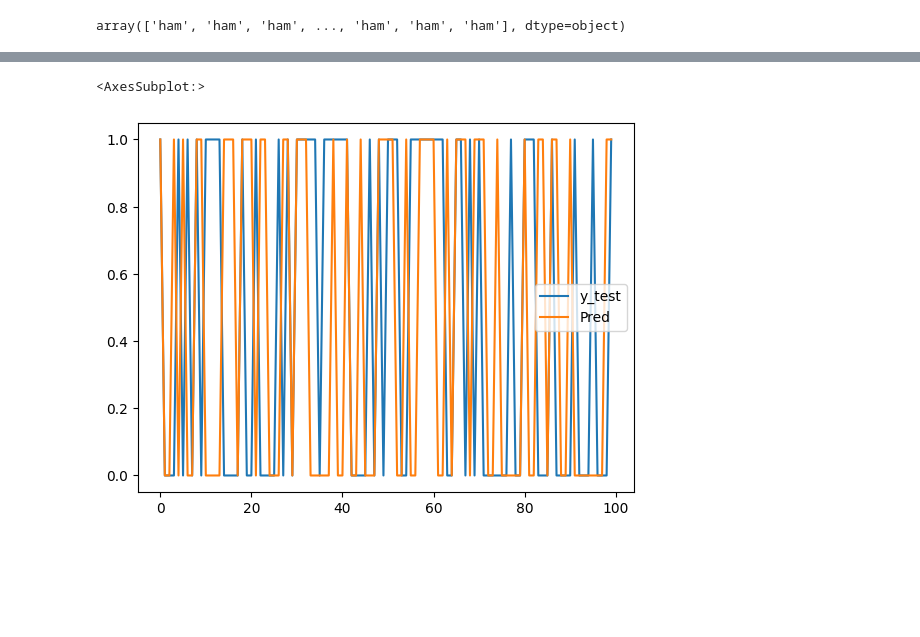
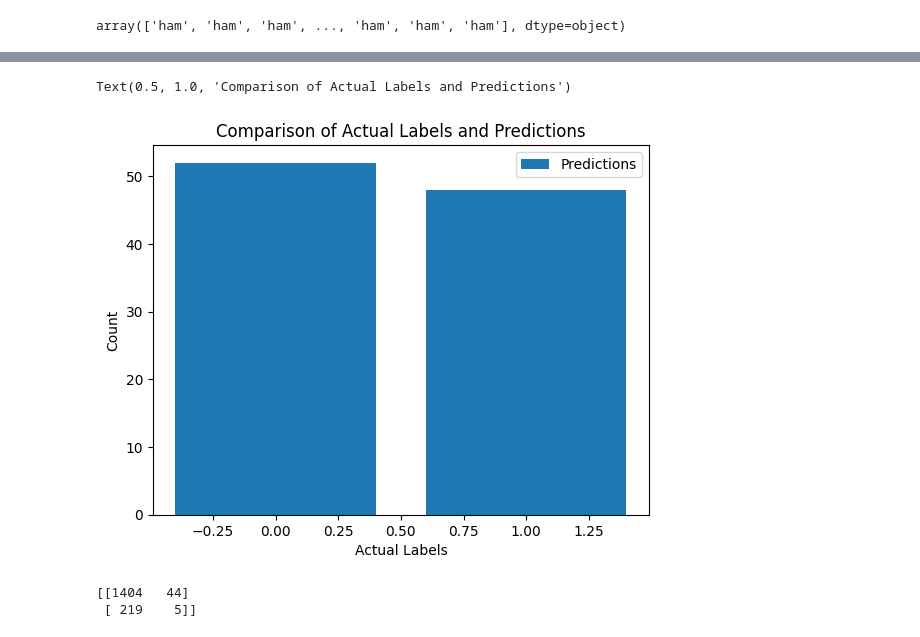
Before and after one commit to dancanyego/Natual-Language-Processing, a Jupyter notebook: Nlp Basics/Text Classification (SMS).ipynb, the cells around one changed output, grey strips where cells are left out. Cells and saved outputs as stored; diff of their text form; code cells hidden in the pictures; blank space fills up the shorter version.

Commit message:
sms text classification

```diff
--- a/Nlp Basics/Text Classification (SMS).ipynb
+++ b/Nlp Basics/Text Classification (SMS).ipynb
@@ -130,16 +139,22 @@ new = pd.DataFrame({'y_test': np.random.randint(0, 2, size=100),  # Replace with
 # %%
-grouped_data = test_set.groupby('Actual_Labels').count()
+grouped_data = new.groupby('y_test').count()
 
 # Create a bar plot
-plt.bar(grouped_data.index, grouped_data['Predictions'])
+plt.bar(grouped_data.index, grouped_data['Pred'])
 
 # Add labels and a legend
 plt.xlabel('Actual Labels')
 plt.ylabel('Count')
 plt.legend(['Predictions'])
 
 # Show the plot
 plt.title('Comparison of Actual Labels and Predictions')
 # %% [output]
-<AxesSubplot:>
+Text(0.5, 1.0, 'Comparison of Actual Labels and Predictions')
-[figure, old version]
+[figure, new version]
+# %%
+# classification metrics
+print(metrics.confusion_matrix(y_test,pred))
+# %% [output]
+[[1404   44]
+ [ 219    5]]
```
Also changed, not shown: parts of 8 cells of this notebook.
